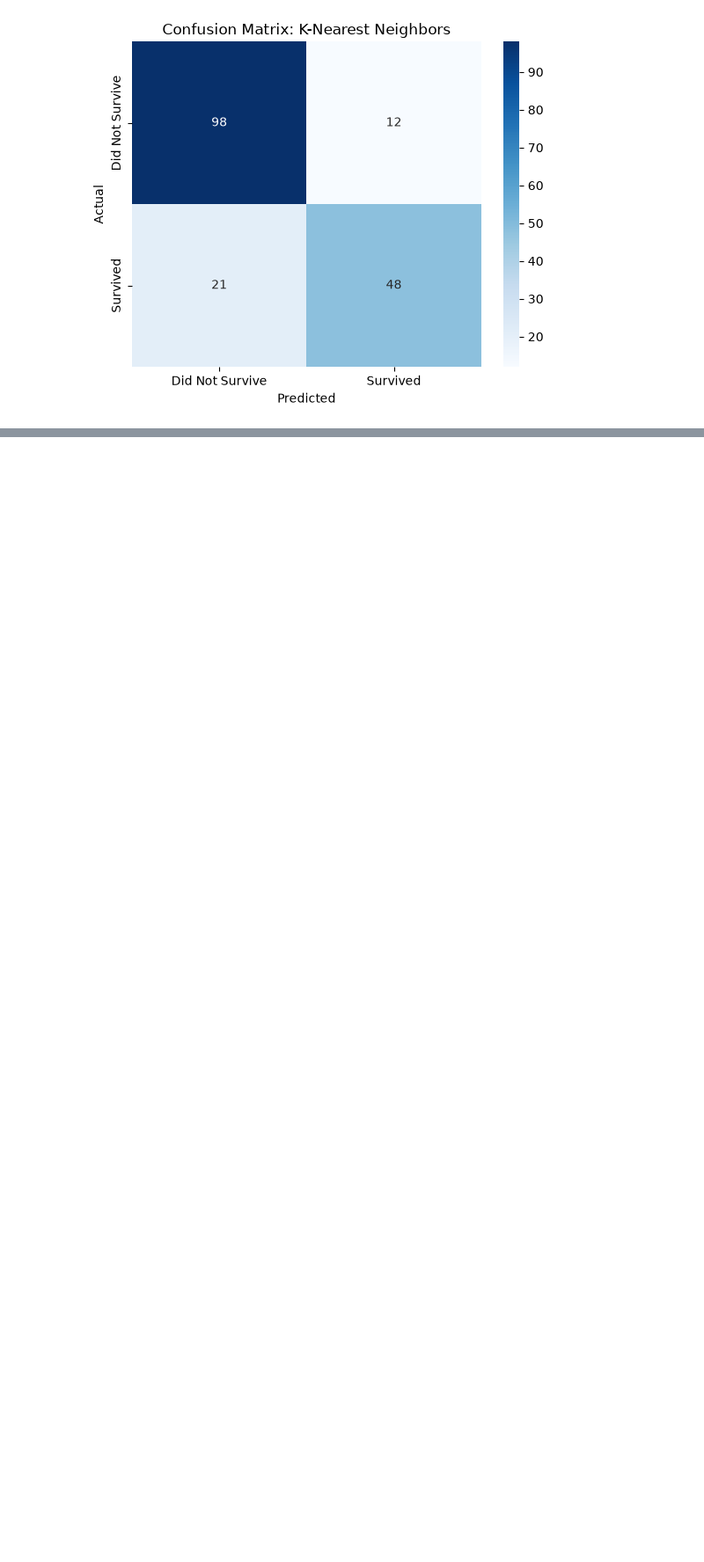
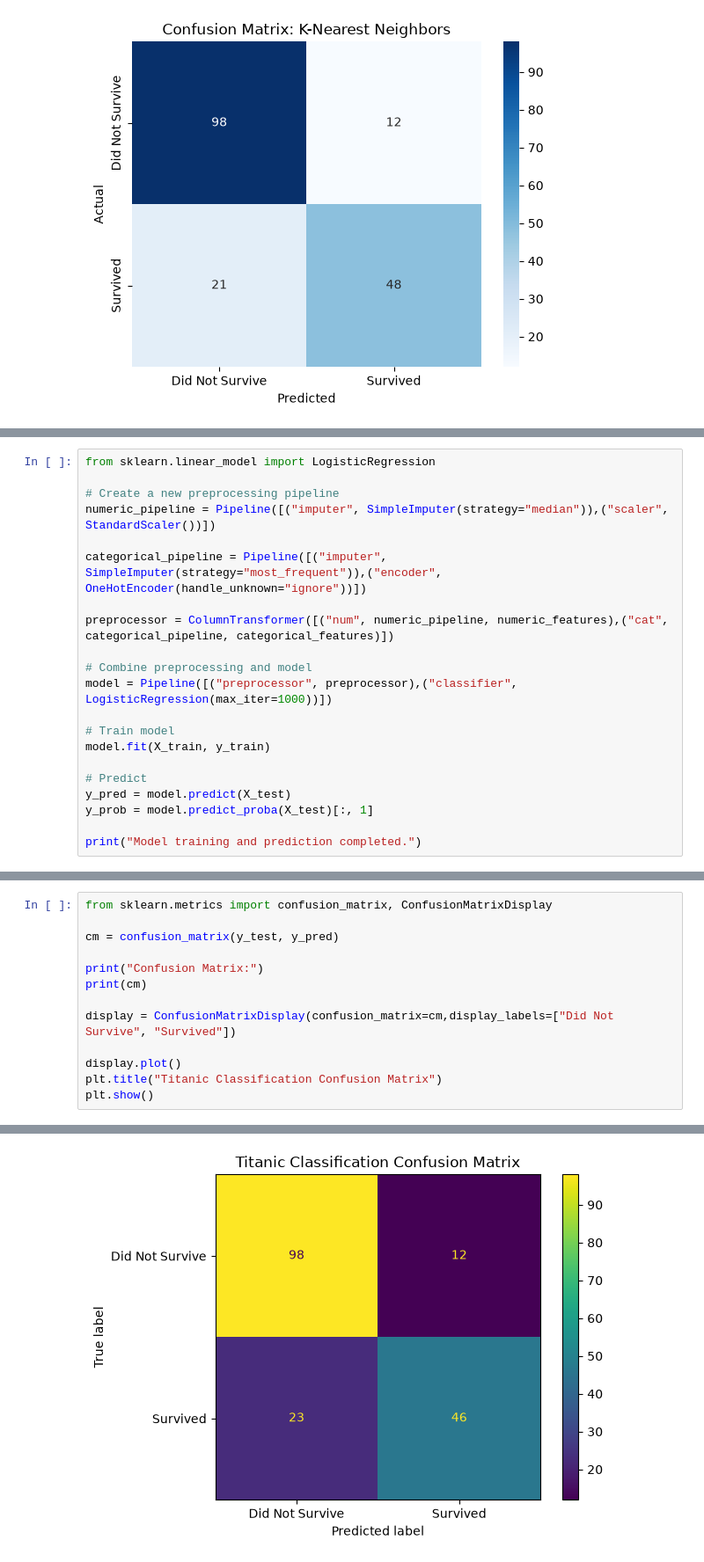
Before and after one commit to 31aykg/Titanic_ML_Preprocessing, a Jupyter notebook: titanic.ipynb, the cells around one changed output, grey strips where cells are left out. Shown at 88% size. Cells and saved outputs as stored; diff of their text form; blank space fills up the shorter version.

```diff
--- a/titanic.ipynb
+++ b/titanic.ipynb
@@ -362,0 +558,21 @@ plt.show()
+# %%
+from sklearn.linear_model import LogisticRegression
+
+# Create a new preprocessing pipeline
+numeric_pipeline = Pipeline([("imputer", SimpleImputer(strategy="median")),("scaler", StandardScaler())])
+
+categorical_pipeline = Pipeline([("imputer", SimpleImputer(strategy="most_frequent")),("encoder", OneHotEncoder(handle_unknown="ignore"))])
+
+preprocessor = ColumnTransformer([("num", numeric_pipeline, numeric_features),("cat", categorical_pipeline, categorical_features)])
+
+# Combine preprocessing and model
+model = Pipeline([("preprocessor", preprocessor),("classifier", LogisticRegression(max_iter=1000))])
+
+# Train model
+model.fit(X_train, y_train)
+
+# Predict
+y_pred = model.predict(X_test)
+y_prob = model.predict_proba(X_test)[:, 1]
+
+print("Model training and prediction completed.")
@@ -362,0 +611,14 @@ plt.show()
+# %%
+from sklearn.metrics import confusion_matrix, ConfusionMatrixDisplay
+
+cm = confusion_matrix(y_test, y_pred)
+
+print("Confusion Matrix:")
+print(cm)
+
+display = ConfusionMatrixDisplay(confusion_matrix=cm,display_labels=["Did Not Survive", "Survived"])
+
+display.plot()
+plt.title("Titanic Classification Confusion Matrix")
+plt.show()
+# %% [output]
@@ -362,0 +628 @@ plt.show()
+[figure, added]
```
Also changed, not shown: parts of 28 cells of this notebook.
